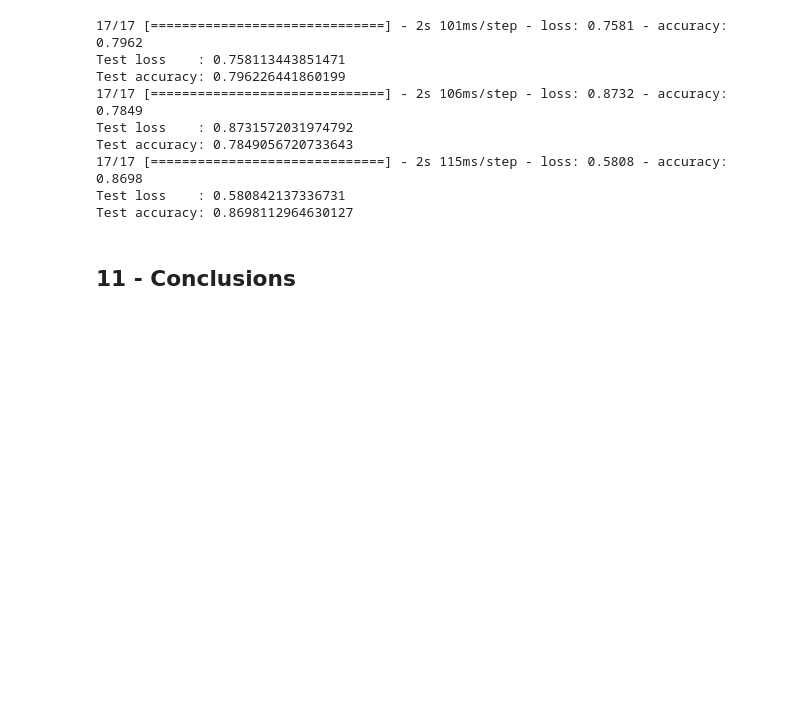
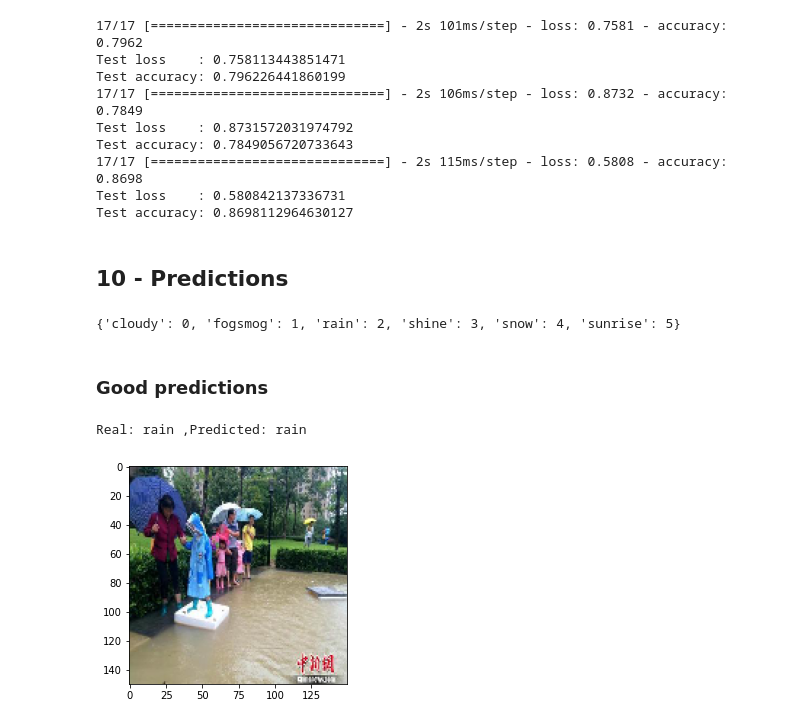
Before and after one commit to urvog/weatherclassification, a Jupyter notebook: WeatherClassification.ipynb, the cells around one changed output. Drawn from its saved outputs; the diff is of its cells as text; code cells hidden in the pictures; blank space fills up the shorter version.

```diff
--- a/WeatherClassification.ipynb
+++ b/WeatherClassification.ipynb
@@ -762,5 +730,31 @@ Test accuracy: 0.7849056720733643
 17/17 [==============================] - 2s 115ms/step - loss: 0.5808 - accuracy: 0.8698
 Test loss    : 0.580842137336731
 Test accuracy: 0.8698112964630127
-# %% [markdown]
-## 11 - Conclusions
+# %% [markdown]
+## 10 - Predictions
+# %%
+#print classes indices
+indices = train_generator.class_indices
+print(indices)
+# %% [output]
+{'cloudy': 0, 'fogsmog': 1, 'rain': 2, 'shine': 3, 'snow': 4, 'sunrise': 5}
+# %% [markdown]
+### Good predictions
+# %%
+#prediction for rain samples
+path = 'dataset/test/rain/rain097.jpg'
+img=load_img(path, target_size=(IMAGE_SIZE, IMAGE_SIZE))
+x=img_to_array(img)
+x=np.expand_dims(x, axis=0)
+images = np.vstack([x])
+classes = model_t.predict(images)
+plt.imshow(img)
+
+max_value = max(classes[0])
+max_index = list(classes[0]).index(max_value)
+
+np.around(classes[0], decimals = 2)
+print('Real: rain', ',Predicted:',list(indices.keys())[max_index])
+# %% [output]
+Real: rain ,Predicted: rain
+[figure, added]
```
Also changed, not shown: parts of 19 cells of this notebook.
